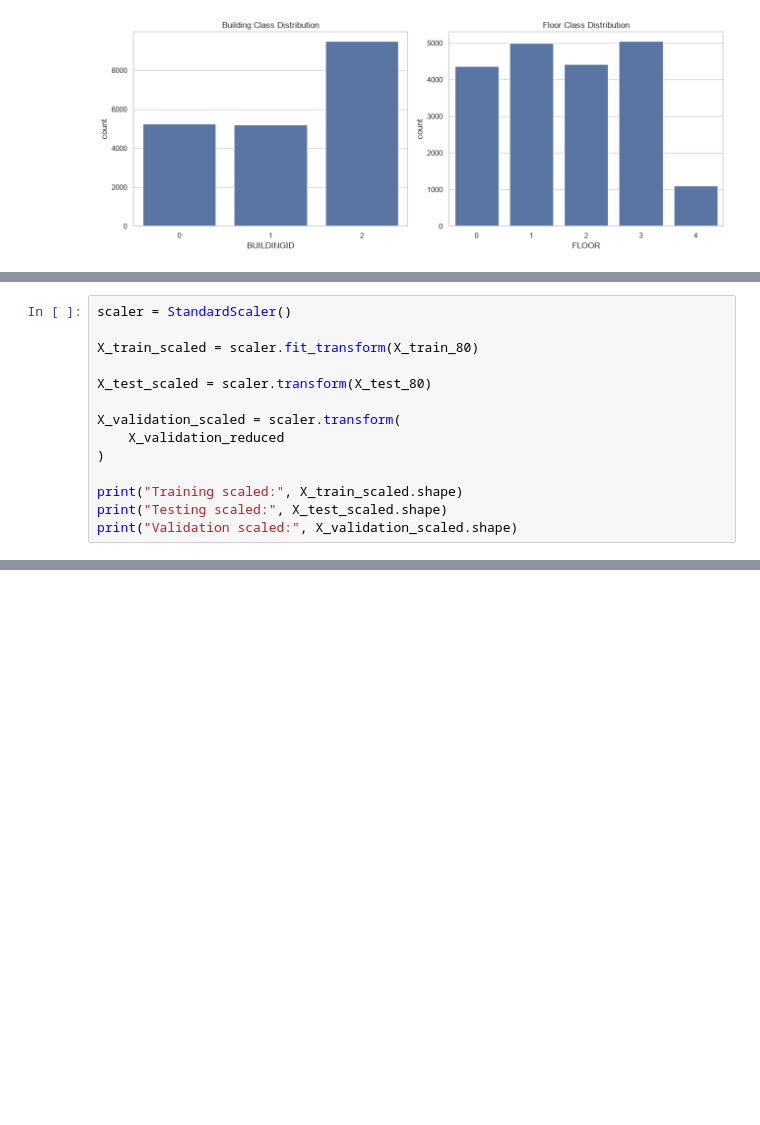
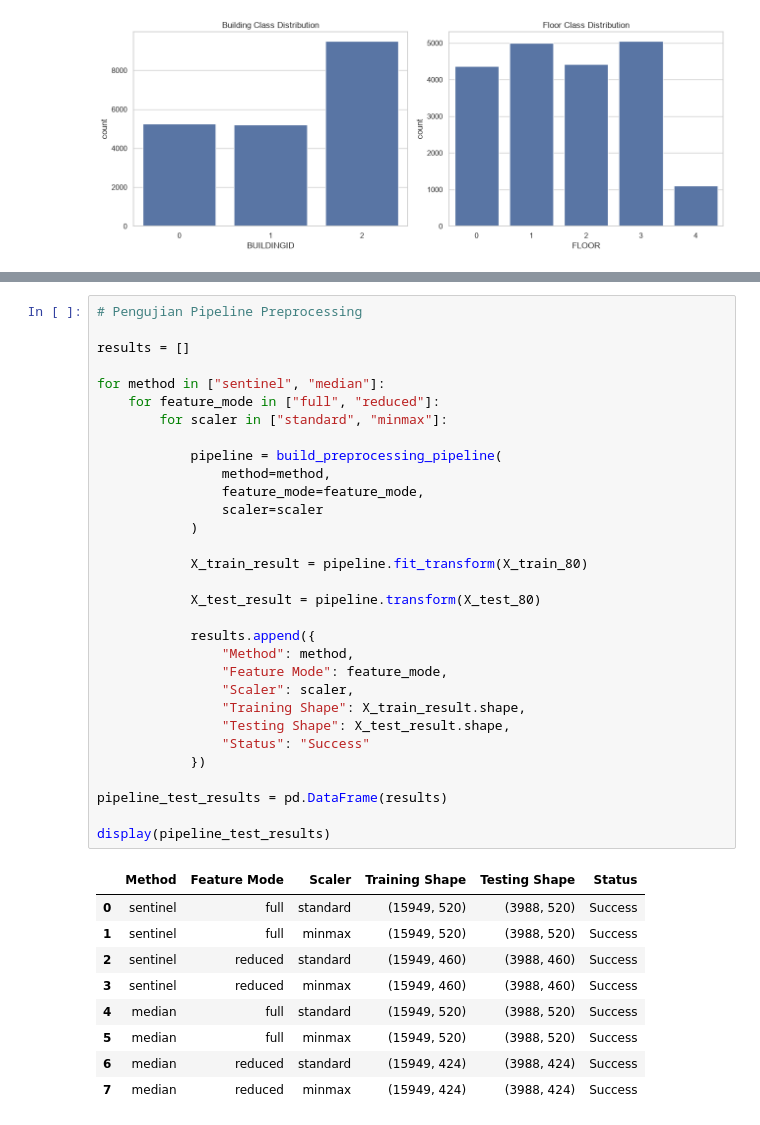
Before and after one commit to Fadhlrahman/TUBES-DEEP-LEARNING, a Jupyter notebook: telco.ipynb, the cells around one changed output, grey strips where cells are left out. Drawn from its saved outputs; the diff is of its cells as text; blank space fills up the shorter version.

```diff
--- a/telco.ipynb
+++ b/telco.ipynb
@@ -1077,14 +1006,0 @@ Tujuan: Menyamakan skala numerik fitur agar model yang sensitif terhadap skala d
-# %%
-scaler = StandardScaler()
-
-X_train_scaled = scaler.fit_transform(X_train_80)
-
-X_test_scaled = scaler.transform(X_test_80)
-
-X_validation_scaled = scaler.transform(
-    X_validation_reduced
-)
-
-print("Training scaled:", X_train_scaled.shape)
-print("Testing scaled:", X_test_scaled.shape)
-print("Validation scaled:", X_validation_scaled.shape)
@@ -1147,0 +1146,41 @@ Testing: (3988, 465)
+# %%
+# Pengujian Pipeline Preprocessing
+
+results = []
+
+for method in ["sentinel", "median"]:
+    for feature_mode in ["full", "reduced"]:
+        for scaler in ["standard", "minmax"]:
+
+            pipeline = build_preprocessing_pipeline(
+                method=method,
+                feature_mode=feature_mode,
+                scaler=scaler
+            )
+
+            X_train_result = pipeline.fit_transform(X_train_80)
+
+            X_test_result = pipeline.transform(X_test_80)
+
+            results.append({
+                "Method": method,
+                "Feature Mode": feature_mode,
+                "Scaler": scaler,
+                "Training Shape": X_train_result.shape,
+                "Testing Shape": X_test_result.shape,
+                "Status": "Success"
+            })
+
+pipeline_test_results = pd.DataFrame(results)
+
+display(pipeline_test_results)
+# %% [output]
+|  | Method | Feature Mode | Scaler | Training Shape | Testing Shape | Status |
+| 0 | sentinel | full | standard | (15949, 520) | (3988, 520) | Success |
+| 1 | sentinel | full | minmax | (15949, 520) | (3988, 520) | Success |
+| 2 | sentinel | reduced | standard | (15949, 460) | (3988, 460) | Success |
+| 3 | sentinel | reduced | minmax | (15949, 460) | (3988, 460) | Success |
+| 4 | median | full | standard | (15949, 520) | (3988, 520) | Success |
+| 5 | median | full | minmax | (15949, 520) | (3988, 520) | Success |
+| 6 | median | reduced | standard | (15949, 424) | (3988, 424) | Success |
+| 7 | median | reduced | minmax | (15949, 424) | (3988, 424) | Success |
```
Also changed, not shown: parts of 21 cells of this notebook, 1 other file.
